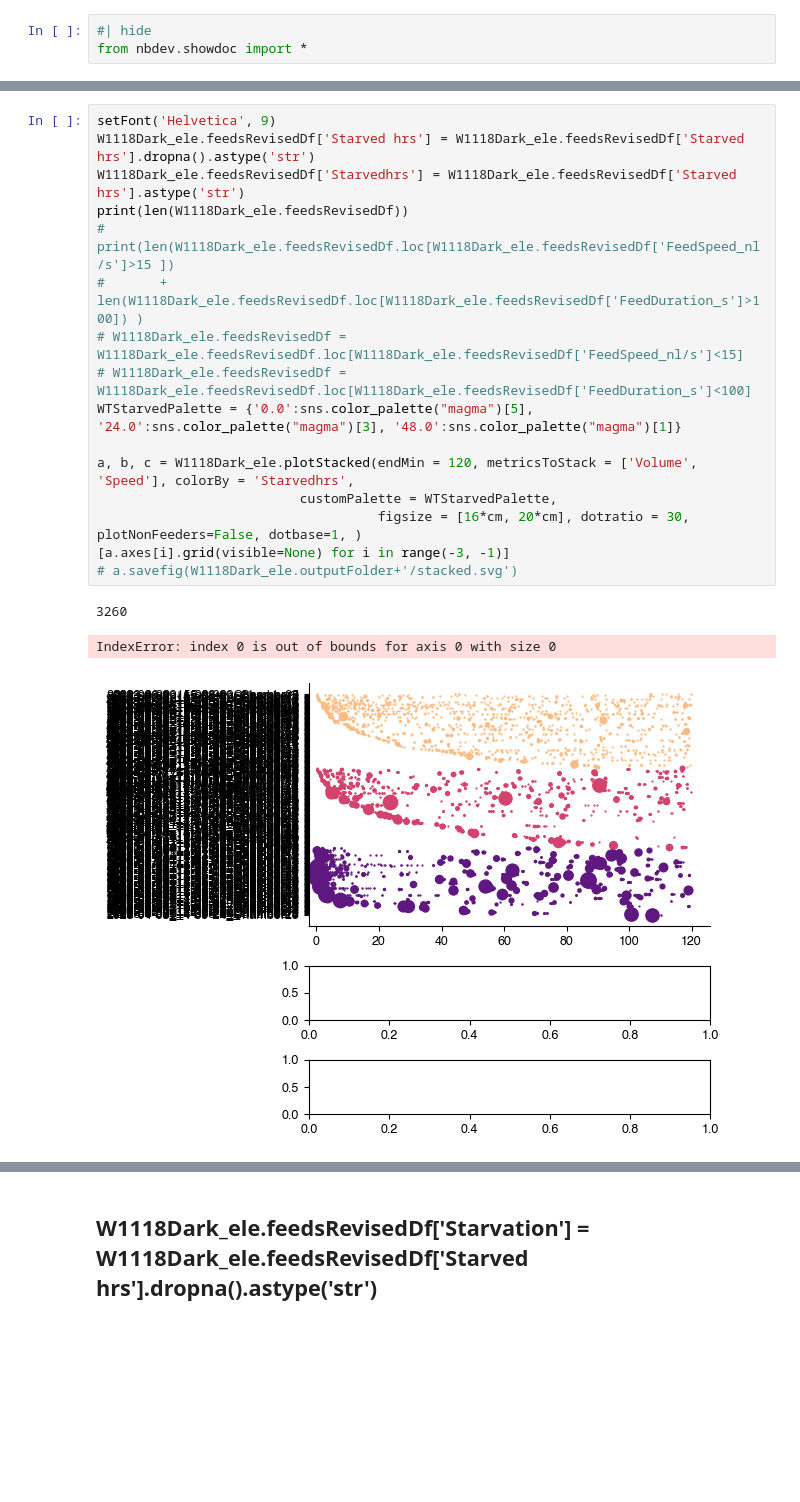
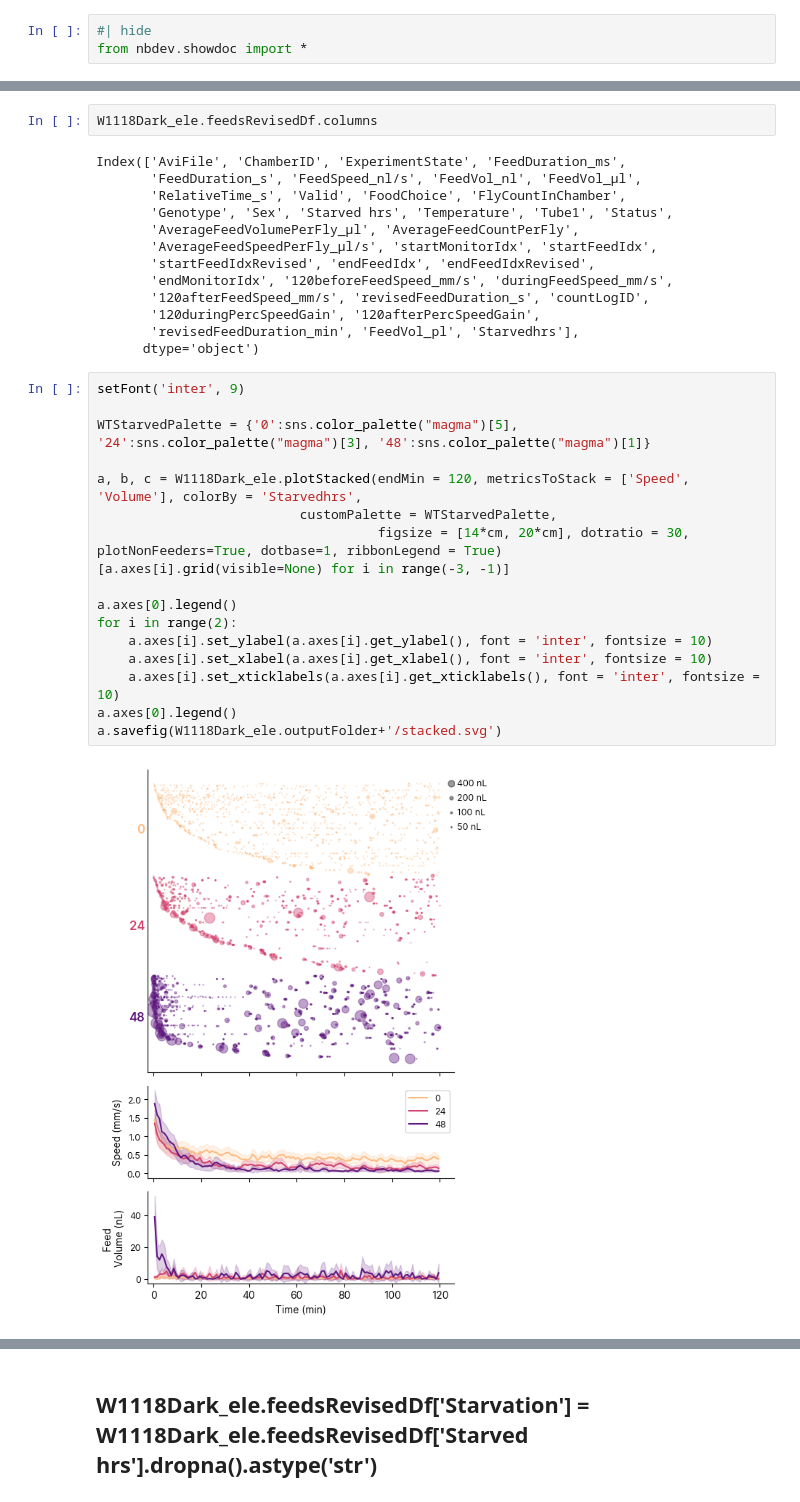
Before and after one commit to sangyu/Holophenotype5HT, a Jupyter notebook: nbs/01_Figures/01_Setup.ipynb, the cells around one changed output, grey strips where cells are left out. Drawn from its saved outputs; the diff is of its cells as text; blank space fills up the shorter version.

Commit message:
update duration volume criterion

```diff
--- a/nbs/01_Figures/01_Setup.ipynb
+++ b/nbs/01_Figures/01_Setup.ipynb
@@ -36,23 +45,37 @@ with open(picklepath + 'W1118Dark_ele.pickle', 'rb') as f:
             W1118Dark_ele = pickle.load(f)
 W1118Dark_ele.outputFolder = imagepath + '/W1118Dark/'
 cm = W1118Dark_ele.cm
+# %%
+W1118Dark_ele.feedsRevisedDf.columns
+# %% [output]
+Index(['AviFile', 'ChamberID', 'ExperimentState', 'FeedDuration_ms',
+       'FeedDuration_s', 'FeedSpeed_nl/s', 'FeedVol_nl', 'FeedVol_µl',
+       'RelativeTime_s', 'Valid', 'FoodChoice', 'FlyCountInChamber',
+       'Genotype', 'Sex', 'Starved hrs', 'Temperature', 'Tube1', 'Status',
+       'AverageFeedVolumePerFly_µl', 'AverageFeedCountPerFly',
+       'AverageFeedSpeedPerFly_µl/s', 'startMonitorIdx', 'startFeedIdx',
+       'startFeedIdxRevised', 'endFeedIdx', 'endFeedIdxRevised',
+       'endMonitorIdx', '120beforeFeedSpeed_mm/s', 'duringFeedSpeed_mm/s',
+       '120afterFeedSpeed_mm/s', 'revisedFeedDuration_s', 'countLogID',
+       '120duringPercSpeedGain', '120afterPercSpeedGain',
+       'revisedFeedDuration_min', 'FeedVol_pl', 'Starvedhrs'],
+      dtype='object')
 # %%
-setFont('Helvetica', 9)
-W1118Dark_ele.feedsRevisedDf['Starved hrs'] = W1118Dark_ele.feedsRevisedDf['Starved hrs'].dropna().astype('str')
-W1118Dark_ele.feedsRevisedDf['Starvedhrs'] = W1118Dark_ele.feedsRevisedDf['Starved hrs'].astype('str')
-print(len(W1118Dark_ele.feedsRevisedDf))
-# print(len(W1118Dark_ele.feedsRevisedDf.loc[W1118Dark_ele.feedsRevisedDf['FeedSpeed_nl/s']>15 ])
-#       + len(W1118Dark_ele.feedsRevisedDf.loc[W1118Dark_ele.feedsRevisedDf['FeedDuration_s']>100]) )
-# W1118Dark_ele.feedsRevisedDf = W1118Dark_ele.feedsRevisedDf.loc[W1118Dark_ele.feedsRevisedDf['FeedSpeed_nl/s']<15]
-# W1118Dark_ele.feedsRevisedDf = W1118Dark_ele.feedsRevisedDf.loc[W1118Dark_ele.feedsRevisedDf['FeedDuration_s']<100]
-WTStarvedPalette = {'0.0':sns.color_palette("magma")[5], '24.0':sns.color_palette("magma")[3], '48.0':sns.color_palette("magma")[1]}
+setFont('inter', 9)
 
-a, b, c = W1118Dark_ele.plotStacked(endMin = 120, metricsToStack = ['Volume', 'Speed'], colorBy = 'Starvedhrs',
+WTStarvedPalette = {'0':sns.color_palette("magma")[5], '24':sns.color_palette("magma")[3], '48':sns.color_palette("magma")[1]}
+
+a, b, c = W1118Dark_ele.plotStacked(endMin = 120, metricsToStack = ['Speed', 'Volume'], colorBy = 'Starvedhrs',
                           customPalette = WTStarvedPalette,
-                                    figsize = [16*cm, 20*cm], dotratio = 30, plotNonFeeders=False, dotbase=1, )
+                                    figsize = [14*cm, 20*cm], dotratio = 30, plotNonFeeders=True, dotbase=1, ribbonLegend = True)
 [a.axes[i].grid(visible=None) for i in range(-3, -1)]
-# a.savefig(W1118Dark_ele.outputFolder+'/stacked.svg')
+
+a.axes[0].legend()
+for i in range(2):
+    a.axes[i].set_ylabel(a.axes[i].get_ylabel(), font = 'inter', fontsize = 10)
+    a.axes[i].set_xlabel(a.axes[i].get_xlabel(), font = 'inter', fontsize = 10)
+    a.axes[i].set_xticklabels(a.axes[i].get_xticklabels(), font = 'inter', fontsize = 10)
+a.axes[0].legend()
+a.savefig(W1118Dark_ele.outputFolder+'/stacked.svg')
 # %% [output]
-3260
-IndexError: index 0 is out of bounds for axis 0 with size 0
-[figure, old version]
+[figure, new version]
```
Also changed, not shown: parts of 21 cells of this notebook, 3 other files.
